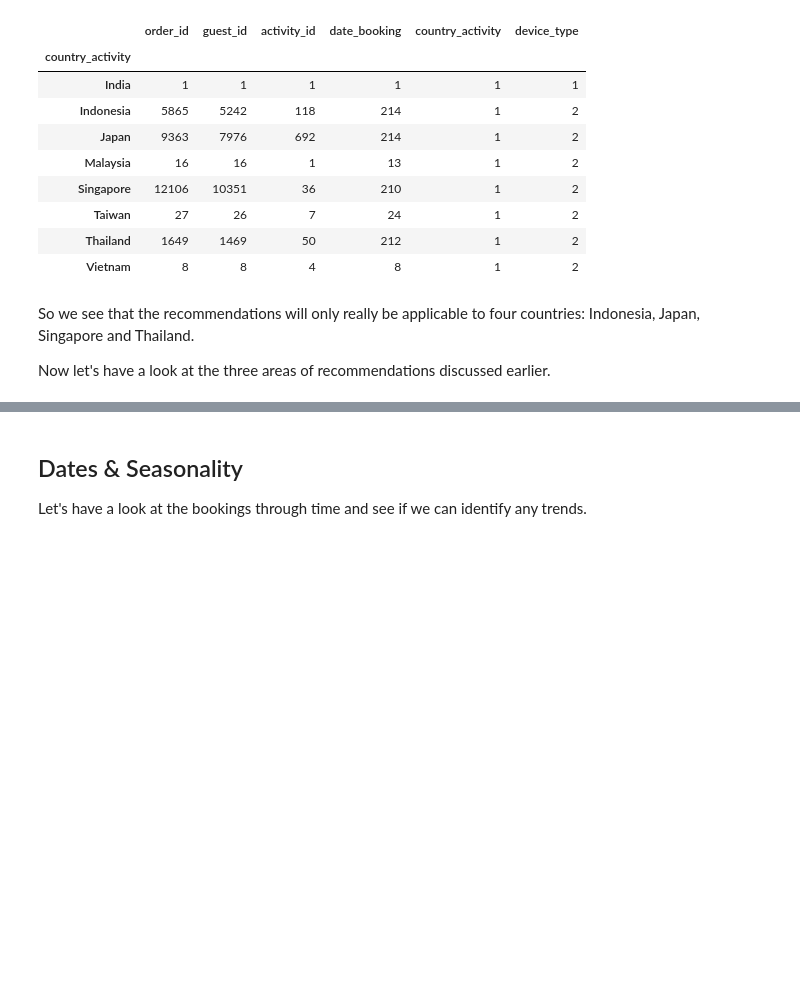
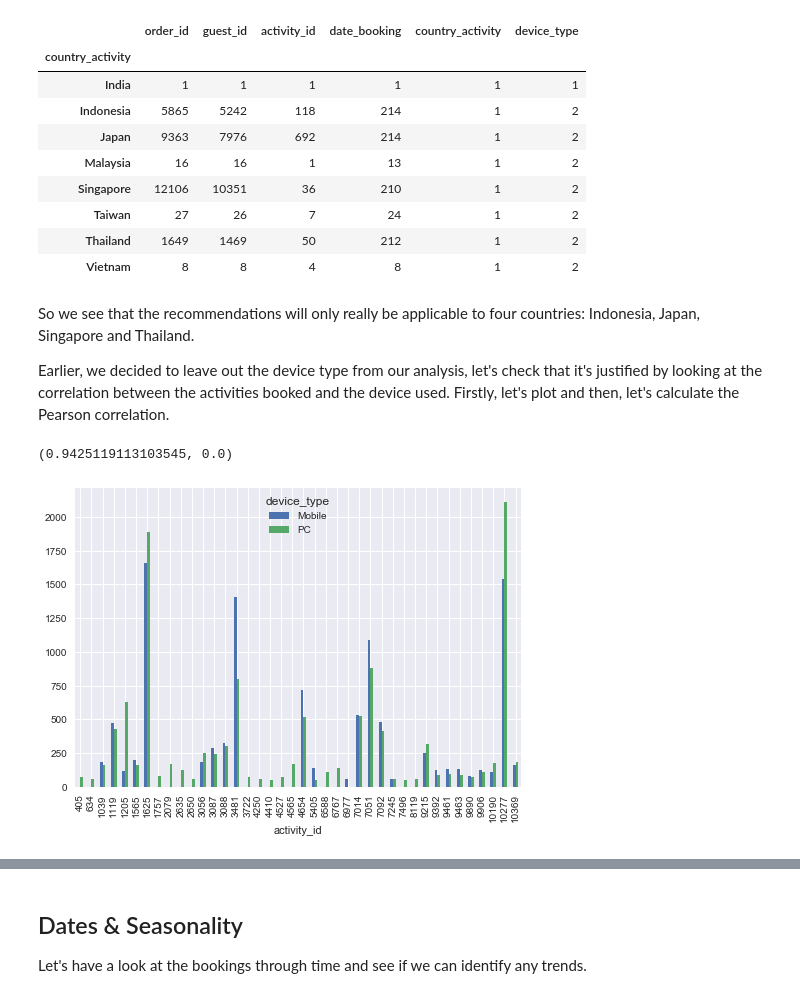
Before and after one commit to jyesawtellrickson/ecommerce-cross-sell, a Jupyter notebook: cross-sell analysis.ipynb, the cells around one changed output, grey strips where cells are left out. Saved outputs shown, nothing was run; the diff lists cells and outputs as text; code cells hidden in the pictures; blank space fills up the shorter version.

```diff
--- a/cross-sell analysis.ipynb
+++ b/cross-sell analysis.ipynb
@@ -94,4 +89,15 @@ data.groupby(['country_activity']).nunique()
 # %% [markdown]
 So we see that the recommendations will only really be applicable to four countries: Indonesia, Japan, Singapore and Thailand.
 
-Now let's have a look at the three areas of recommendations discussed earlier.
+Earlier, we decided to leave out the device type from our analysis, let's check that it's justified by looking at the correlation between the activities booked and the device used. Firstly, let's plot and then, let's calculate the Pearson correlation.
+# %%
+grpd = data.groupby(['device_type'])['activity_id'].value_counts()
+stats = grpd.unstack(level=0).fillna(0)
+from scipy.stats.stats import pearsonr
+print(pearsonr(stats['Mobile'].values,stats['PC'].values))
+grpd = grpd[grpd > 50]
+grpd.unstack(level=0).plot(kind='bar')
+sns.plt.show()
+# %% [output]
+(0.9425119113103545, 0.0)
+[figure, added]
```
Also changed, not shown: parts of 15 cells of this notebook.
